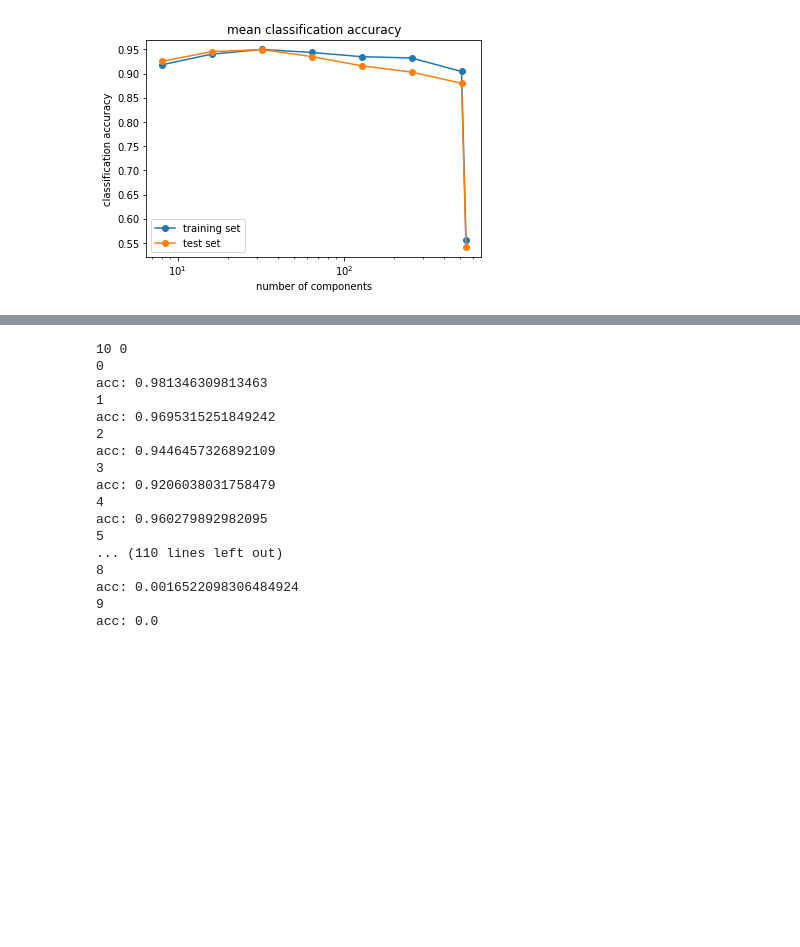
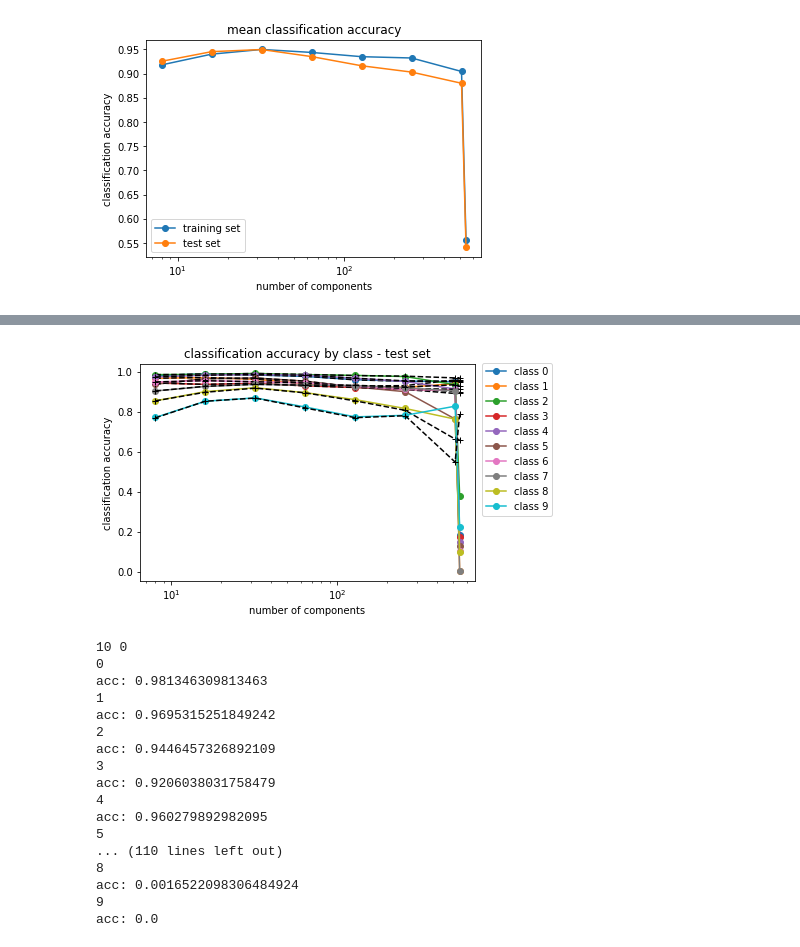
Before and after one commit to VMBoehm/BispectrumBias, a Jupyter notebook: ClassificationWithPCA.ipynb, the cells around one changed output, grey strips where cells are left out. Saved outputs shown, nothing was run; the diff lists cells and outputs as text; code cells hidden in the pictures; blank space fills up the shorter version.

```diff
--- a/ClassificationWithPCA.ipynb
+++ b/ClassificationWithPCA.ipynb
@@ -288,3 +288,21 @@ plt.show()
 # %% [output]
 0.9498731451903488
 [figure]
+# %%
+from sklearn.covariance import LedoitWolf, EmpiricalCovariance
+
+for ii in range(10):
+  indices       = np.where(targets_train==ii)
+  x_train_class = x_train[indices]
+  mask_1        = np.asarray(np.where(np.var(x_train_class, axis=0)>0.)[0])
+  cut_train     = x_train_class[:,mask_1]
+  cov           = LedoitWolf().fit(cut_train).covariance_
+  #ov           = EmpiricalCovariance(assume_centered=False).fit(cut_train).covariance_
+  mean          = np.mean(cut_train, axis=0)
+  w,v           = np.linalg.eig(cov)
+  indices       = np.argsort(w)[::-1]
+  w=np.real(w[indices])
+  vT=np.real(v.T[indices])
+  vT = vT
+  print(np.einsum('ji,j,jk->ik',vT,w,vT)/cov)
+  pickle.dump([w,vT,mask_1,mean], open(pca_path+'cov_decomp_%d_shrunkLW.pkl'%ii,'wb'))
@@ -290,0 +327,15 @@ plt.show()
+# %%
+import numpy.linalg as lg
+def get_probability_of_data(logdet,Cinv,data, mean):
+  d    = len(data)
+  data = data-mean
+
+  Cinv_d = np.einsum('jk,...k->...j',Cinv,data, optimize=True)
+#   plt.figure()
+#   plt.imshow(Cinv_d[2].reshape(28,28))
+#   plt.colorbar()
+#   plt.show()
+
+  logprob = -0.5*logdet-0.5*d*np.log((2*np.pi))-0.5*np.einsum('ij,ij->i',data, Cinv_d, optimize=True)
+  logprob = logprob
+  return logprob
@@ -291,3 +406,17 @@ plt.show()
+# %%
+acctest = pickle.load(open(pca_path+'accuracies_covesti_testset.pkl','rb'))
+acctest2 = pickle.load(open(pca_path+'accuracies_LW_testset.pkl','rb'))
+nums = [8,16,32,64,128,256,512,545]
+plt.title('classification accuracy by class - test set')
+for ii in range(10):
+  p= plt.semilogx(nums, acctest[:,ii], marker='o',label='class %d'%ii)
+  plt.semilogx(nums, acctest2[:,ii], c='black', ls = '--',marker='+')#,label='class %d'%ii)
+  plt.xlabel('number of components')
+  plt.ylabel('classification accuracy')
+  plt.legend(loc=(1.02,0.3))
+  #plt.ylim(0.7,1.)
+# %% [output]
+[figure, added]
 # %%
 # do classification
 nums = [10,30,60,100,300,500]
```
Also changed, not shown: parts of 6 cells of this notebook.
